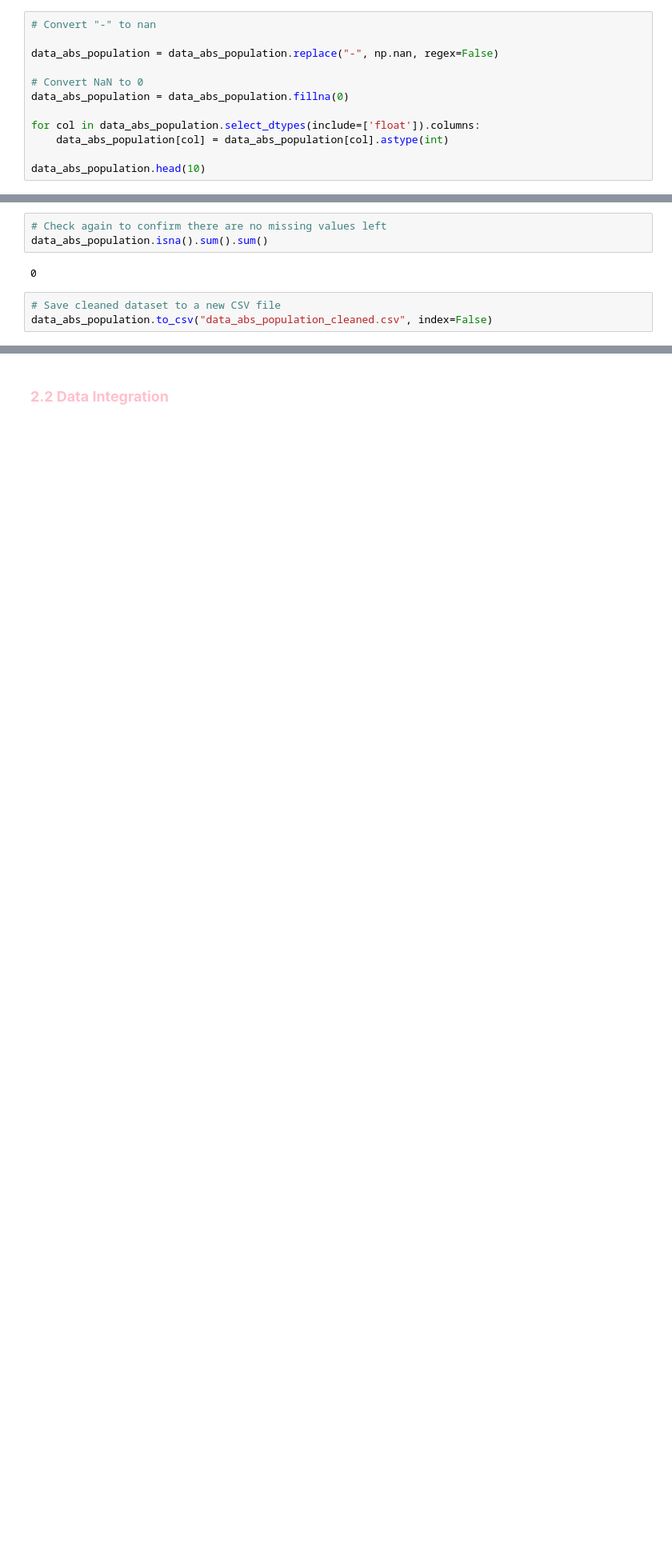
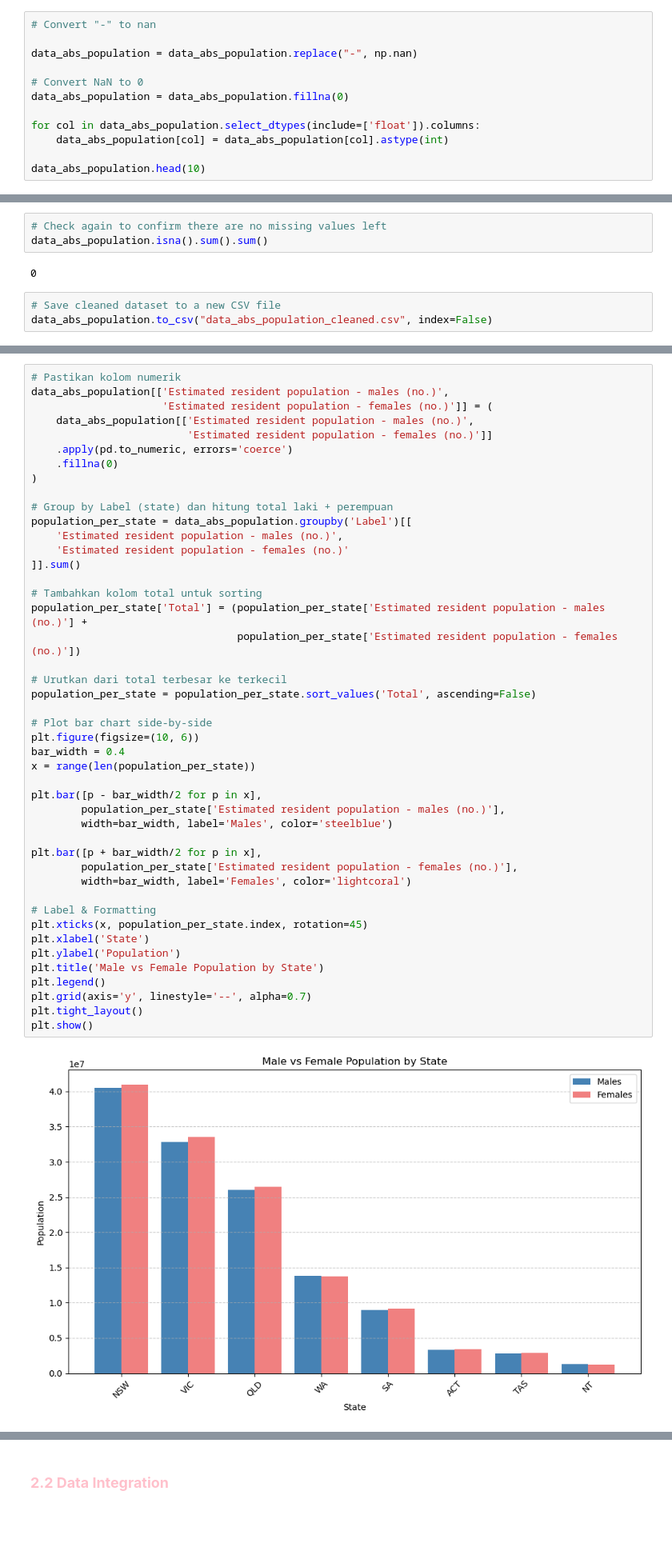
Before and after one commit to renggafirmandika/data_engineering, a Jupyter notebook: Assignment_1.ipynb, the cells around one changed output, grey strips where cells are left out. Shown at 80% size. Cells and saved outputs as stored; diff of their text form; blank space fills up the shorter version.

```diff
--- a/Assignment_1.ipynb
+++ b/Assignment_1.ipynb
@@ -1366,7 +1396,7 @@ data_abs_population.head()
 # %%
 # Convert "-" to nan
 
-data_abs_population = data_abs_population.replace("-", np.nan, regex=False)
+data_abs_population = data_abs_population.replace("-", np.nan)
 
 # Convert NaN to 0
 data_abs_population = data_abs_population.fillna(0)
@@ -1453,0 +1464,47 @@ os.listdir()
+# %%
+# Pastikan kolom numerik
+data_abs_population[['Estimated resident population - males (no.)',
+                     'Estimated resident population - females (no.)']] = (
+    data_abs_population[['Estimated resident population - males (no.)',
+                         'Estimated resident population - females (no.)']]
+    .apply(pd.to_numeric, errors='coerce')
+    .fillna(0)
+)
+
+# Group by Label (state) dan hitung total laki + perempuan
+population_per_state = data_abs_population.groupby('Label')[[
+    'Estimated resident population - males (no.)',
+    'Estimated resident population - females (no.)'
+]].sum()
+
+# Tambahkan kolom total untuk sorting
+population_per_state['Total'] = (population_per_state['Estimated resident population - males (no.)'] +
+                                 population_per_state['Estimated resident population - females (no.)'])
+
+# Urutkan dari total terbesar ke terkecil
+population_per_state = population_per_state.sort_values('Total', ascending=False)
+
+# Plot bar chart side-by-side
+plt.figure(figsize=(10, 6))
+bar_width = 0.4
+x = range(len(population_per_state))
+
+plt.bar([p - bar_width/2 for p in x],
+        population_per_state['Estimated resident population - males (no.)'],
+        width=bar_width, label='Males', color='steelblue')
+
+plt.bar([p + bar_width/2 for p in x],
+        population_per_state['Estimated resident population - females (no.)'],
+        width=bar_width, label='Females', color='lightcoral')
+
+# Label & Formatting
+plt.xticks(x, population_per_state.index, rotation=45)
+plt.xlabel('State')
+plt.ylabel('Population')
+plt.title('Male vs Female Population by State')
+plt.legend()
+plt.grid(axis='y', linestyle='--', alpha=0.7)
+plt.tight_layout()
+plt.show()
+# %% [output]
+[figure, added]
```
Also changed, not shown: parts of 49 cells of this notebook, 1 other file.
